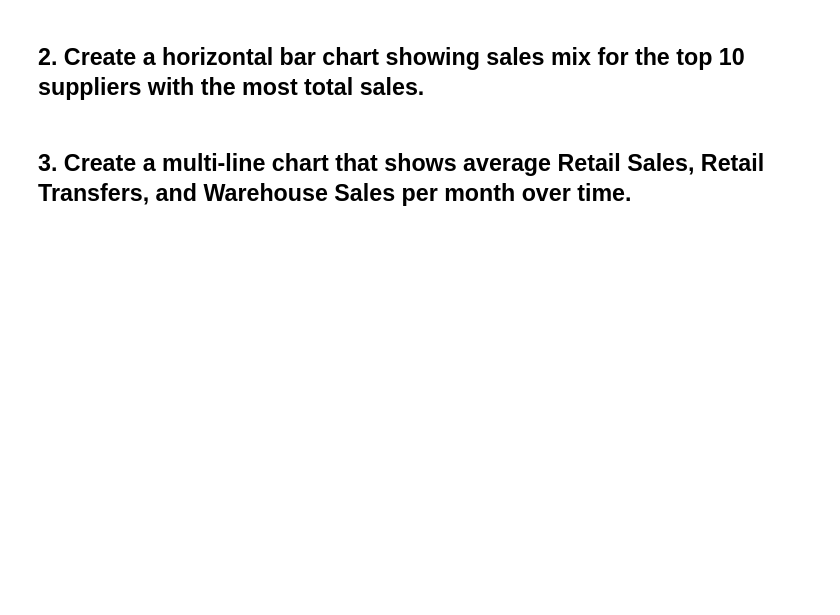
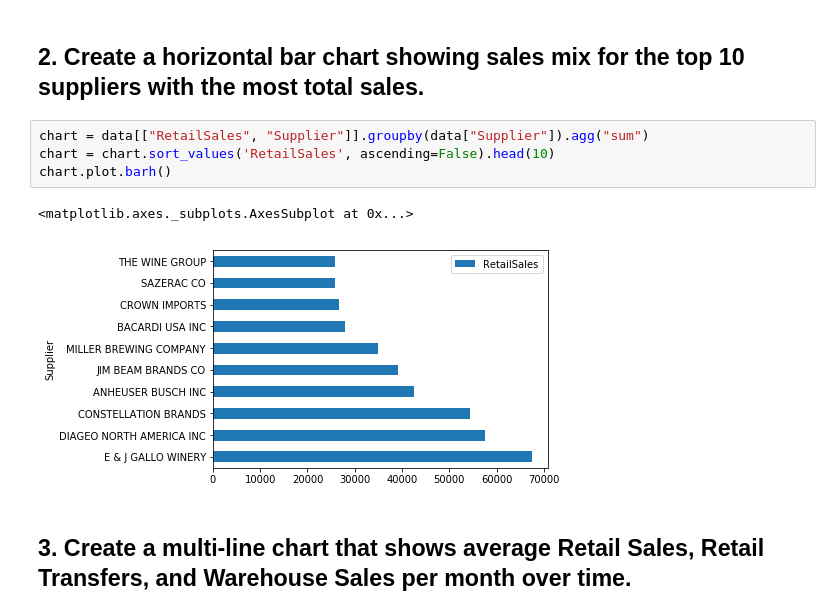
Before and after one commit to carlosmd14/datamad0119, a Jupyter notebook: module-2/lab-plotting-multiple-data-series/your-code/main.ipynb, the cells around one changed output. Cells and saved outputs as stored; diff of their text form; blank space fills up the shorter version.

```diff
--- a/module-2/lab-plotting-multiple-data-series/your-code/main.ipynb
+++ b/module-2/lab-plotting-multiple-data-series/your-code/main.ipynb
@@ -39,4 +32,11 @@ TypeError: nan is not a string
 # %% [markdown]
 ## 2. Create a horizontal bar chart showing sales mix for the top 10 suppliers with the most total sales.
+# %%
+chart = data[["RetailSales", "Supplier"]].groupby(data["Supplier"]).agg("sum")
+chart = chart.sort_values('RetailSales', ascending=False).head(10)
+chart.plot.barh()
+# %% [output]
+<matplotlib.axes._subplots.AxesSubplot at 0x...>
+[figure, added]
 # %% [markdown]
 ## 3. Create a multi-line chart that shows average Retail Sales, Retail Transfers, and Warehouse Sales per month over time.
```
Also changed, not shown: parts of 8 cells of this notebook.
